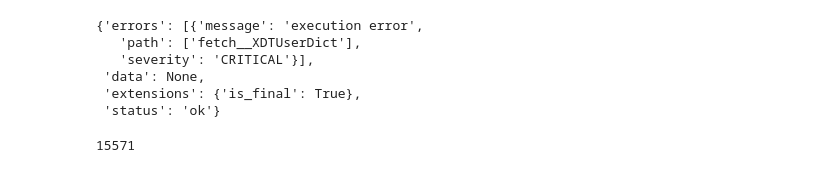
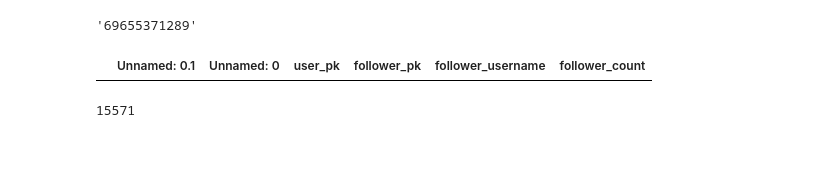
Before and after one commit to Alexis2628/progettoasnm, a Jupyter notebook: Code/data_extraction/reduce/retrieve_data.ipynb, the cells around one changed output. Drawn from its saved outputs; the diff is of its cells as text; code cells hidden in the pictures.

```diff
--- a/Code/data_extraction/reduce/retrieve_data.ipynb
+++ b/Code/data_extraction/reduce/retrieve_data.ipynb
@@ -7,14 +55,33 @@ import time
+# %%
+import re
+def get_threads_userpk(username:str):
+    cookies = {
+            "sessionid": "71954083512%3ADvo11wMoSZNrm0%3A16%3AAYfLcqUn3jKt_PiVZ4O2liA7OILSGxFx0MybY_7Mig"
+    }
+    response = requests.get(
+                url=f'https://www.threads.net/@{username}',
+                headers=headers_for_html_fetching,
+                cookies=cookies
+            )
+    try:
+        user_id_key_value = re.search('"user_id":"(\\d+)",', response.text).group()
+        user_id = re.search('\\d+', user_id_key_value).group()
+    except:
+        raise Exception()
+    return user_id
+
+get_threads_userpk("beiyo_")
+# %% [output]
+'69655371289'
+# %%
+dff = pd.read_csv("followers_Artificial_Intelligence.csv")
+dff[dff["follower_pk"]==69655371289]#["follower_username"].unique()[0]
+# %% [output]
+|  | Unnamed: 0.1 | Unnamed: 0 | user_pk | follower_pk | follower_username | follower_count |
 # %%
 from retrieve_data_by_query import RetrieveDataByQuery
-t = RetrieveDataByQuery(sessionid="65955050144%3A6hS26w11VRkHbU%3A24%3AAYeTigtAMpGXCp8sOwNzqCe29YQYygcEAfegg7eTjg")
-t.retrieve_follower_by_userid_after("1796326818",str(25*0))
+t = RetrieveDataByQuery(sessionid="71954083512%3ADvo11wMoSZNrm0%3A16%3AAYfLcqUn3jKt_PiVZ4O2liA7OILSGxFx0MybY_7Mig")
+# t.retrieve_follower_by_userid_after("2018198806","0")
-# %% [output]
-{'errors': [{'message': 'execution error',
-   'path': ['fetch__XDTUserDict'],
-   'severity': 'CRITICAL'}],
- 'data': None,
- 'extensions': {'is_final': True},
- 'status': 'ok'}
 # %%
 # query = "Artificial Intelligence"
 # %%
```
Also changed, not shown: parts of 9 cells of this notebook, 32 other files.
